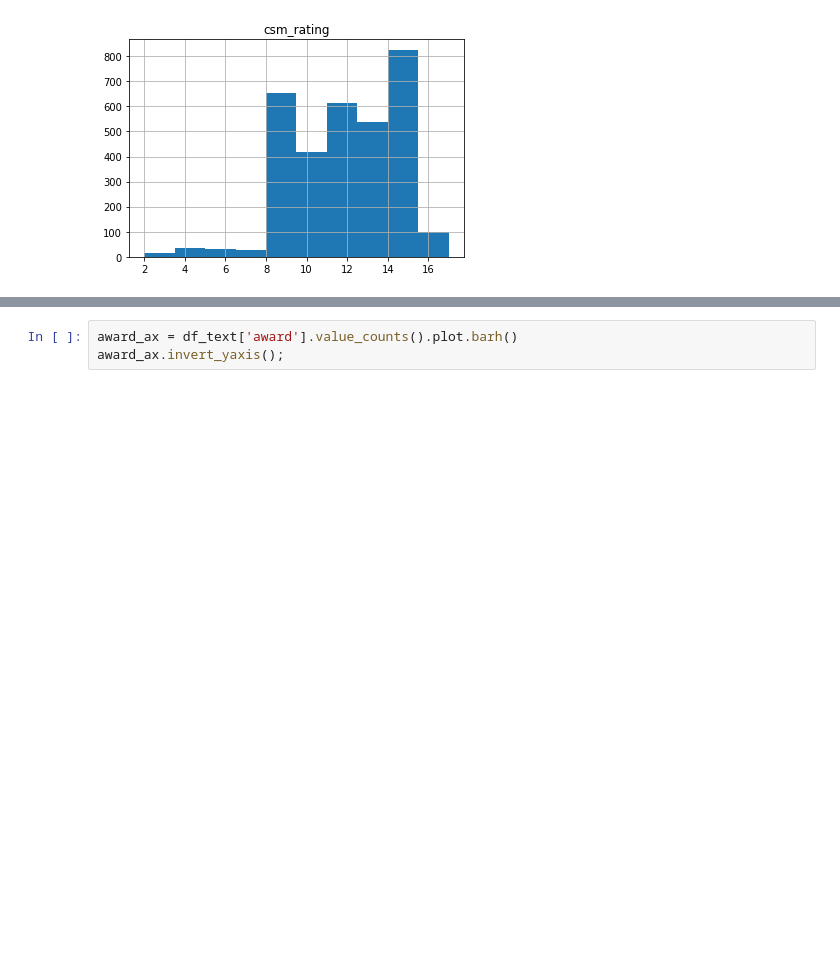
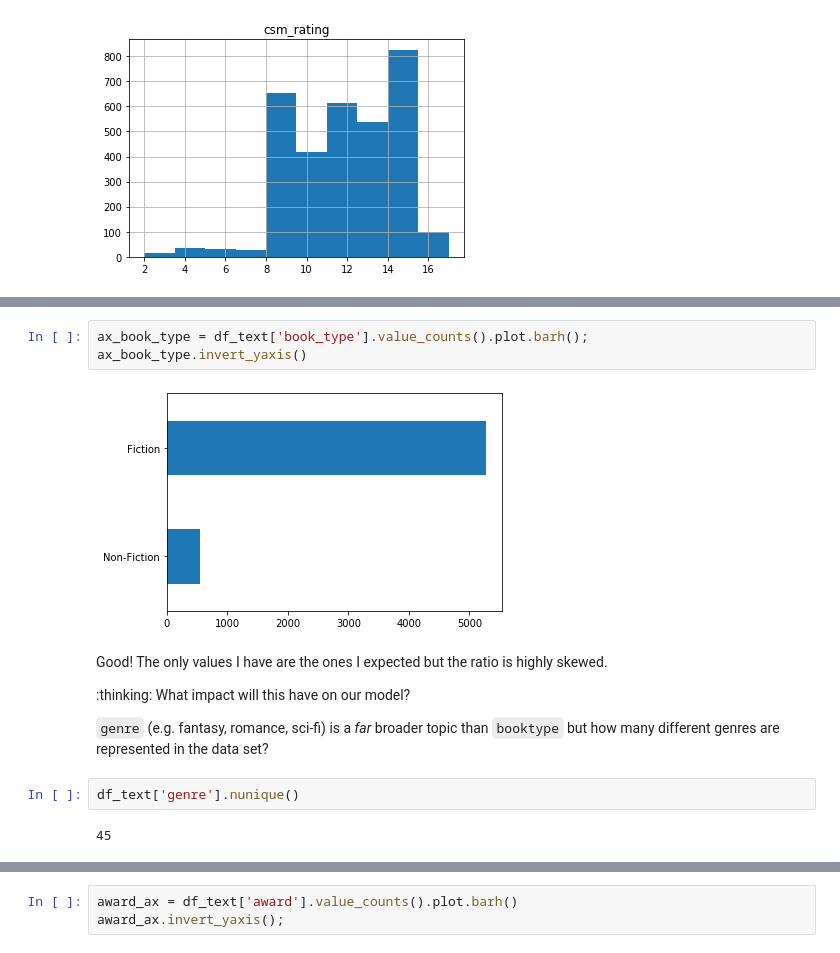
Before and after one commit to educatorsRlearners/an-a-z-of-machine-learning, a Jupyter notebook: _notebooks/2020-06-22-e-is-for-eda.ipynb, the cells around one changed output, grey strips where cells are left out. Saved outputs shown, nothing was run; the diff lists cells and outputs as text; blank space fills up the shorter version.

```diff
--- a/_notebooks/2020-06-22-e-is-for-eda.ipynb
+++ b/_notebooks/2020-06-22-e-is-for-eda.ipynb
@@ -370,0 +377,15 @@ df.loc[df['illustrators'].isna() & df["illustrator"].isna(), ['csm_rating']].his
+# %%
+ax_book_type = df_text['book_type'].value_counts().plot.barh();
+ax_book_type.invert_yaxis()
+# %% [output]
+[figure, added]
+# %% [markdown]
+Good! The only values I have are the ones I expected but the ratio is highly skewed.
+
+:thinking: What impact will this have on our model?
+
+`genre` (e.g. fantasy, romance, sci-fi) is a *far* broader topic than `booktype` but how many different genres are represented in the data set?
+# %%
+df_text['genre'].nunique()
+# %% [output]
+45
```
Also changed, not shown: parts of 25 cells of this notebook.
